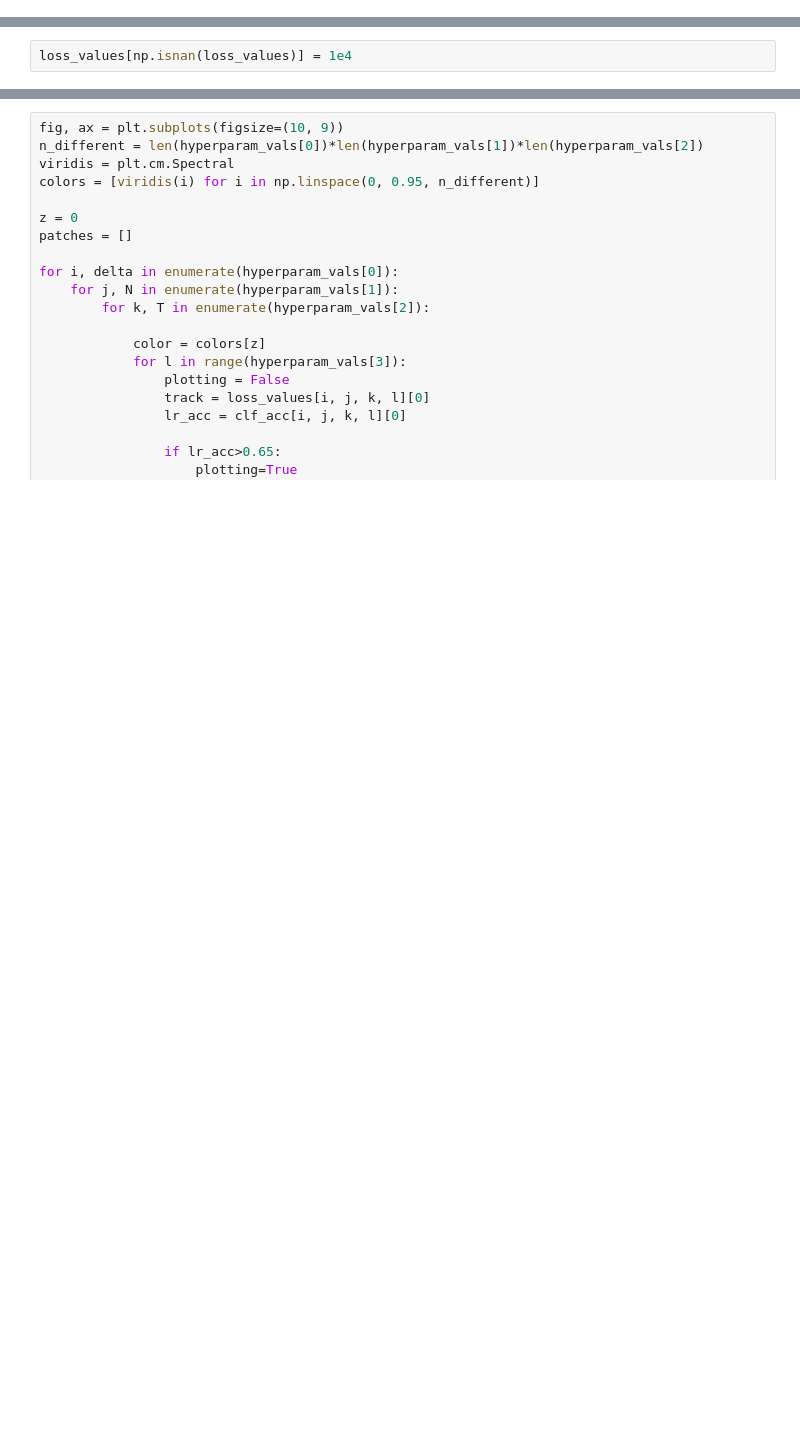
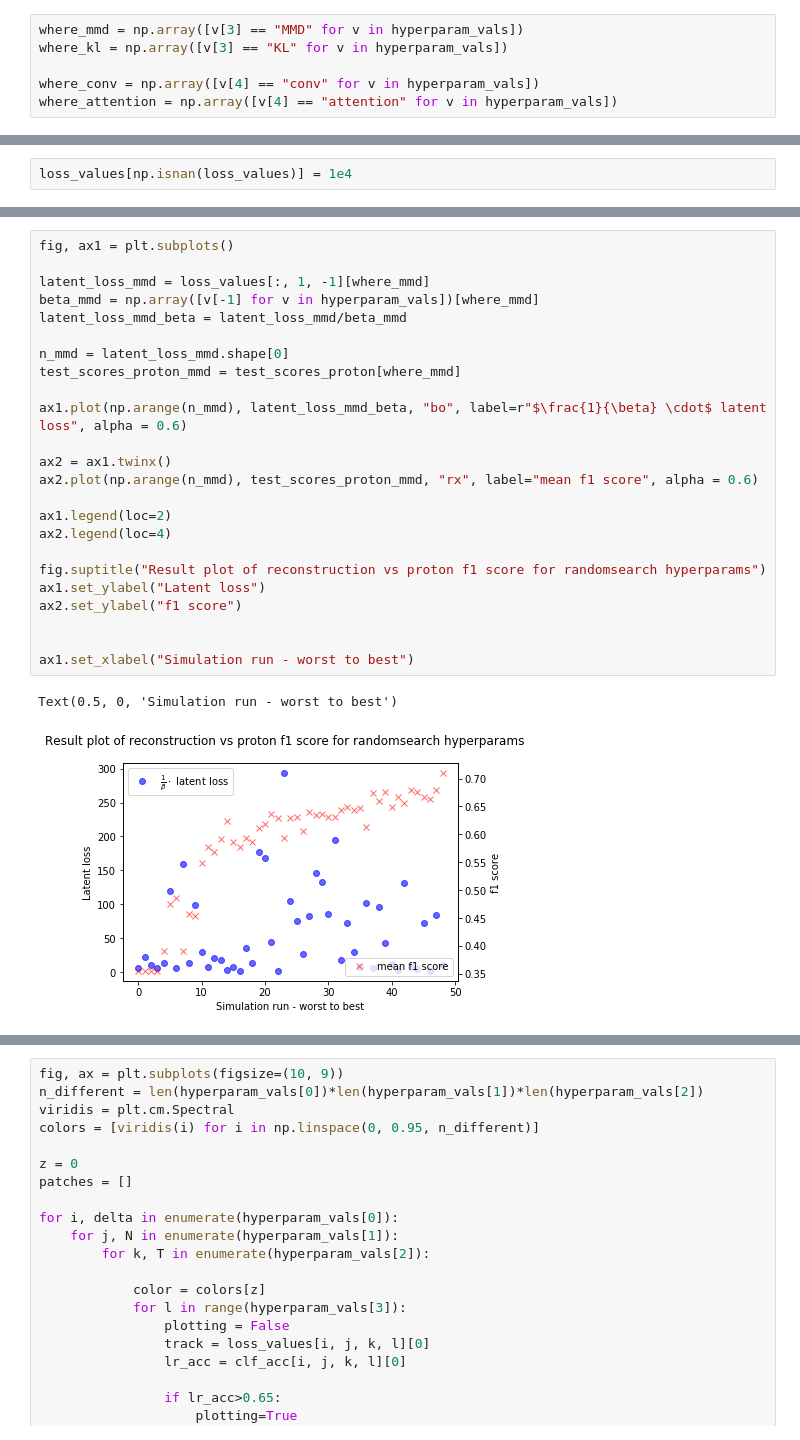
Before and after one commit to ATTPC/VAE-event-classification, a Jupyter notebook: notebooks/exploring_hyperparams.ipynb, the cells around one changed output, grey strips where cells are left out. Drawn from its saved outputs; the diff is of its cells as text; blank space fills up the shorter version.

```diff
--- a/notebooks/exploring_hyperparams.ipynb
+++ b/notebooks/exploring_hyperparams.ipynb
@@ -19,3 +49,9 @@ simulated = np.load("../data/simulated/pr_train_simulated.npy")
+# %%
+where_mmd = np.array([v[3] == "MMD" for v in hyperparam_vals])
+where_kl = np.array([v[3] == "KL" for v in hyperparam_vals])
+
+where_conv = np.array([v[4] == "conv" for v in hyperparam_vals])
+where_attention = np.array([v[4] == "attention" for v in hyperparam_vals])
 # %%
 loss_values.shape
 # %% [output]
@@ -42,0 +105,27 @@ array([array([0.8 , 0.86, 0.92, 0.98, 1.04, 1.1 ]),
+# %%
+fig, ax1 = plt.subplots()
+
+latent_loss_mmd = loss_values[:, 1, -1][where_mmd]
+beta_mmd = np.array([v[-1] for v in hyperparam_vals])[where_mmd]
+latent_loss_mmd_beta = latent_loss_mmd/beta_mmd
+
+n_mmd = latent_loss_mmd.shape[0]
+test_scores_proton_mmd = test_scores_proton[where_mmd]
+
+ax1.plot(np.arange(n_mmd), latent_loss_mmd_beta, "bo", label=r"$\frac{1}{\beta} \cdot$ latent loss", alpha = 0.6)
+
+ax2 = ax1.twinx()
+ax2.plot(np.arange(n_mmd), test_scores_proton_mmd, "rx", label="mean f1 score", alpha = 0.6)
+
+ax1.legend(loc=2)
+ax2.legend(loc=4)
+
+fig.suptitle("Result plot of reconstruction vs proton f1 score for randomsearch hyperparams")
+ax1.set_ylabel("Latent loss")
+ax2.set_ylabel("f1 score")
+
+
+ax1.set_xlabel("Simulation run - worst to best")
+# %% [output]
+Text(0.5, 0, 'Simulation run - worst to best')
+[figure, added]
```
Also changed, not shown: parts of 12 cells of this notebook, 6 other files.
